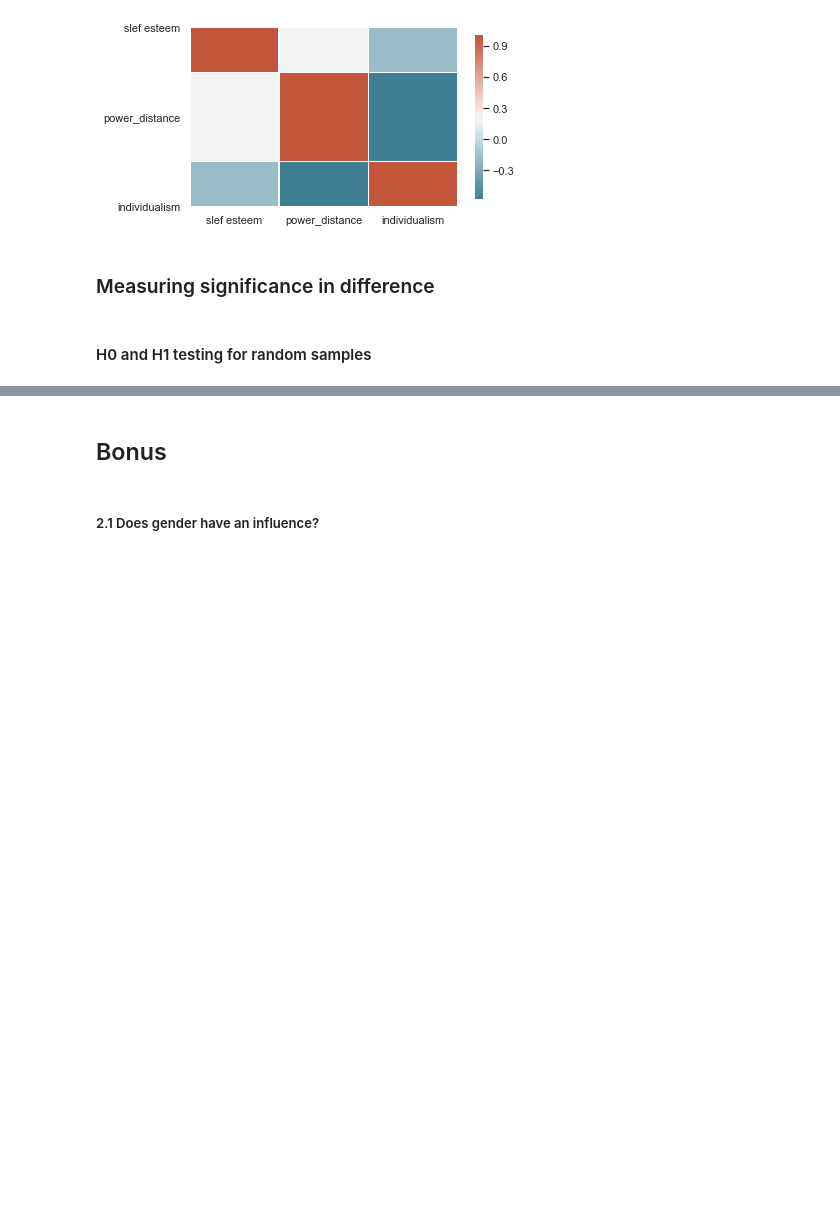
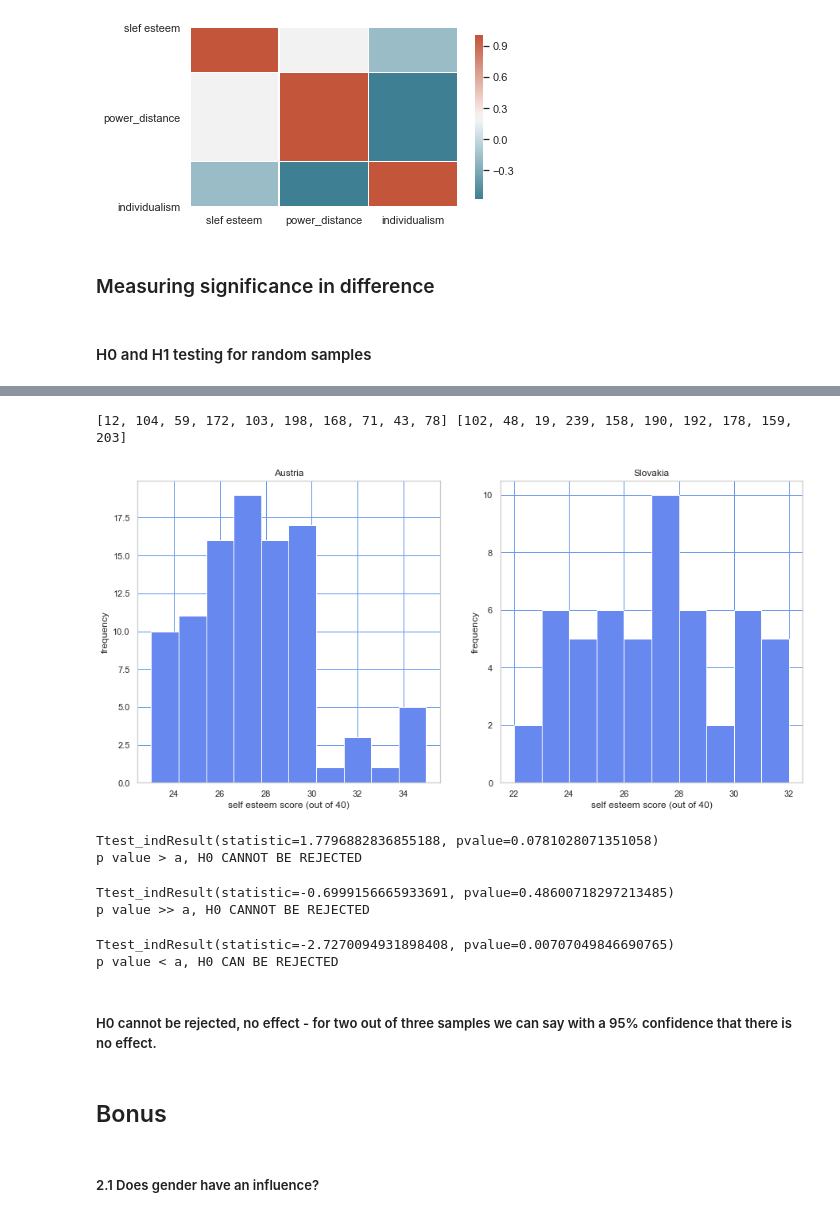
Before and after one commit to FHnt97/Project-Week-5-Your-Own-Project, a Jupyter notebook: your-project/03-Analysis.ipynb, the cells around one changed output, grey strips where cells are left out. Cells and saved outputs as stored; diff of their text form; code cells hidden in the pictures; blank space fills up the shorter version.

```diff
--- a/your-project/03-Analysis.ipynb
+++ b/your-project/03-Analysis.ipynb
@@ -184,5 +237,7 @@ plt.yticks(rotation=360)
 # %%
-lst = merge_df.sort_values("overall_score", ascending=True)
-low = lst.head(2)["country_id"].to_list()
-high = lst.tail(2)["country_id"].to_list()
+lst = merge_df.sort_values("power_distance", ascending=True)
+low = lst.head(10)["country_id"].to_list()
+high = lst.tail(10)["country_id"].to_list()
 print(low, high)
+# %% [output]
+[12, 104, 59, 172, 103, 198, 168, 71, 43, 78] [102, 48, 19, 239, 158, 190, 192, 178, 159, 203]
@@ -212,3 +244,65 @@ sample_2 =
+# %%
+# graphing out normal distribution:
+fig, axs = plt.subplots(1, 2, figsize=(15,7))
+
+df_0 = df_rosenberg.loc[df_rosenberg["country_id"] == 12]["overall_score"]
+axs[0].hist(df_0, bins=10)
+axs[0].set_title("Austria")
+axs[0].set_xlabel("self esteem score (out of 40)")
+axs[0].set_ylabel("frequency")
+axs[0].grid(axis="both", color='cornflowerblue')
+plt.subplots_adjust(hspace=0.5)
+
+df_1 = df_rosenberg.loc[df_rosenberg["country_id"] == 203]["overall_score"]
+axs[1].hist(df_1, bins=10)
+axs[1].set_title("Slovakia")
+axs[1].set_xlabel("self esteem score (out of 40)")
+axs[1].set_ylabel("frequency")
+axs[1].grid(axis="both", color='cornflowerblue')
+plt.subplots_adjust(hspace=0.5)
+# %% [output]
+[figure, added]
+# %%
+#Austria, Slovakia
+
+sample_1 = df_rosenberg.loc[df_rosenberg["country_id"] == 12]["overall_score"]
+sample_2 = df_rosenberg.loc[df_rosenberg["country_id"] == 203]["overall_score"]
+
+# asuming alpha = 0.05
+print(stats.ttest_ind(sample_1, sample_2, equal_var=False))
+
+print("p value > a, H0 CANNOT BE REJECTED")
+# %% [output]
+Ttest_indResult(statistic=1.7796882836855188, pvalue=0.0781028071351058)
+p value > a, H0 CANNOT BE REJECTED
+# %%
+#GB, Indonesia
+
+sample_1 = df_rosenberg.loc[df_rosenberg["country_id"] == 227]["overall_score"]
+sample_2 = df_rosenberg.loc[df_rosenberg["country_id"] == 49]["overall_score"]
+
+# asuming alpha = 0.05
+print(stats.ttest_ind(sample_1, sample_2, equal_var=False))
+
+print("p value >> a, H0 CANNOT BE REJECTED")
+# %% [output]
+Ttest_indResult(statistic=-0.6999156665933691, pvalue=0.48600718297213485)
+p value >> a, H0 CANNOT BE REJECTED
+# %%
+#Trinidad, Colombia
+
+sample_1 = df_rosenberg.loc[df_rosenberg["country_id"] == 78]["overall_score"]
+sample_2 = df_rosenberg.loc[df_rosenberg["country_id"] == 102]["overall_score"]
+
+# asuming alpha = 0.05
+print(stats.ttest_ind(sample_1, sample_2, equal_var=False))
+
+print("p value < a, H0 CAN BE REJECTED")
+# %% [output]
+Ttest_indResult(statistic=-2.7270094931898408, pvalue=0.00707049846690765)
+p value < a, H0 CAN BE REJECTED
+# %% [markdown]
+##### H0 cannot be rejected, no effect - for two out of three samples we can say with a 95% confidence that there is no effect.
 # %% [markdown]
 ## Bonus
 # %% [markdown]
```
Also changed, not shown: parts of 27 cells of this notebook, 3 other files.
